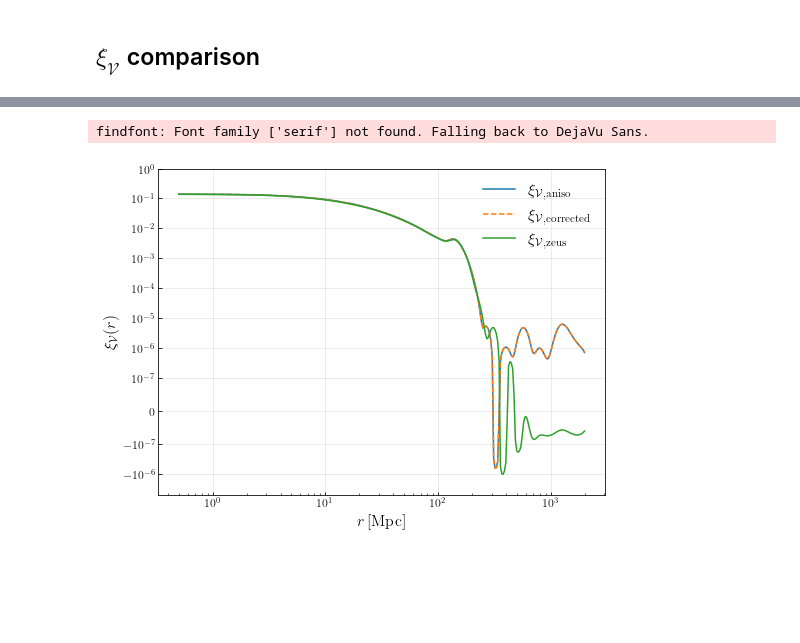
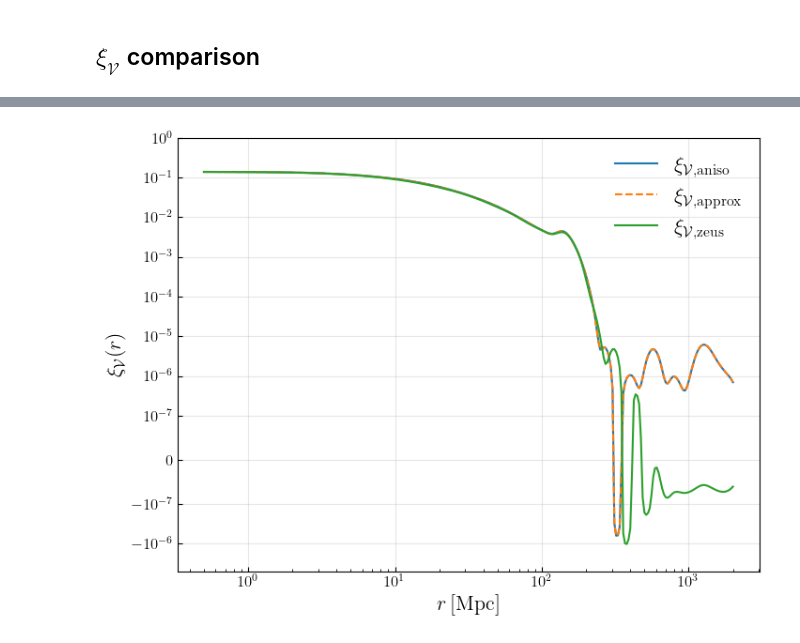
Before and after one commit to ryanyrzh/Zeus21, a Jupyter notebook: aniso_tests/xi_U_comparison.ipynb, the cells around one changed output, grey strips where cells are left out. Drawn from its saved outputs; the diff is of its cells as text; code cells hidden in the pictures; blank space fills up the shorter version.

Commit message:
Update plot labels

```diff
--- a/aniso_tests/xi_U_comparison.ipynb
+++ b/aniso_tests/xi_U_comparison.ipynb
@@ -430,31 +428,30 @@ findfont: Font family ['serif'] not found. Falling back to DejaVu Sans.
 # %%
 fig, ax = plt.subplots(1, 1, figsize=(8, 6))
 
 idxchoose = 30
 
 interp_func_aniso = interp1d(np.log10(rlist), xi_V_aniso_R1R2[idxchoose, :], kind='cubic', fill_value="extrapolate")
 aniso_dense = interp_func_aniso(np.log10(rlist_dense))
 ax.plot(rlist_dense, aniso_dense,
         label=r'$\xi_{\mathcal{V},\mathrm{aniso}}$')
 
 interp_func_corrected = interp1d(np.log10(rlist), xi_V_R1R2_corrected[idxchoose, :], kind='cubic', fill_value="extrapolate")
 corrected_dense = interp_func_corrected(np.log10(rlist_dense))
 ax.plot(rlist_dense, corrected_dense, linestyle='--',
-        label=r'$\xi_{\mathcal{V},\mathrm{corrected}}$')
+        label=r'$\xi_{\mathcal{V},\mathrm{approx}}$')
 
 interp_func_zeus = interp1d(np.log10(rlist), xi_V_zeus_R1R2[idxchoose, :], kind='cubic', fill_value="extrapolate")
 zeus_dense = interp_func_zeus(np.log10(rlist_dense))
 ax.plot(rlist_dense, zeus_dense,
         label=r'$\xi_{\mathcal{V},\mathrm{zeus}}$')
 
 ax.set_ylim(-5e-6, 1)
 ax.set_xscale('log')
 ax.set_yscale('symlog', linthresh=1e-7)
 ax.set_xlabel(r"$r\,[\mathrm{Mpc}]$", fontsize=16)
 ax.set_ylabel(r"$\xi_{\mathcal{V}}(r)$", fontsize=16)
 ax.tick_params(axis="both", which="both", direction="in")
 ax.legend(fontsize=16, frameon=False)
 ax.grid(True, alpha=0.3)
 # %% [output]
-findfont: Font family ['serif'] not found. Falling back to DejaVu Sans.
-[figure, old version]
+[figure, new version]
```
Also changed, not shown: parts of 5 cells of this notebook, 1 other file.
